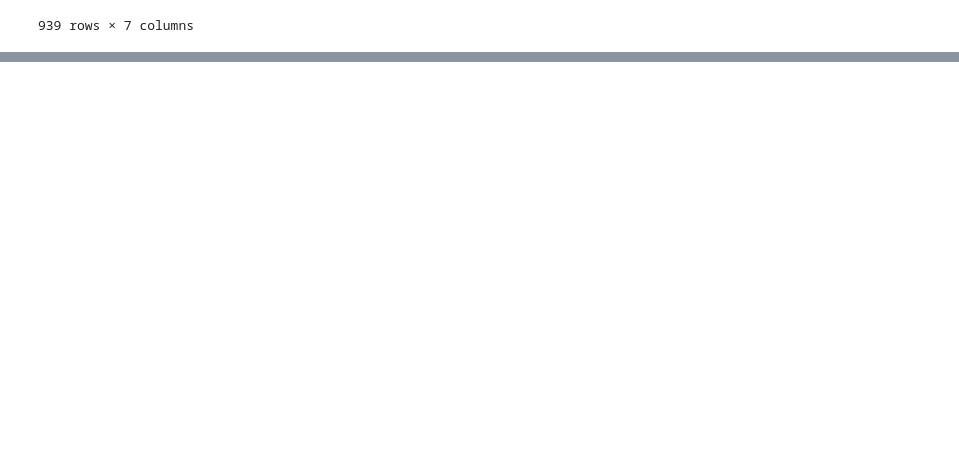
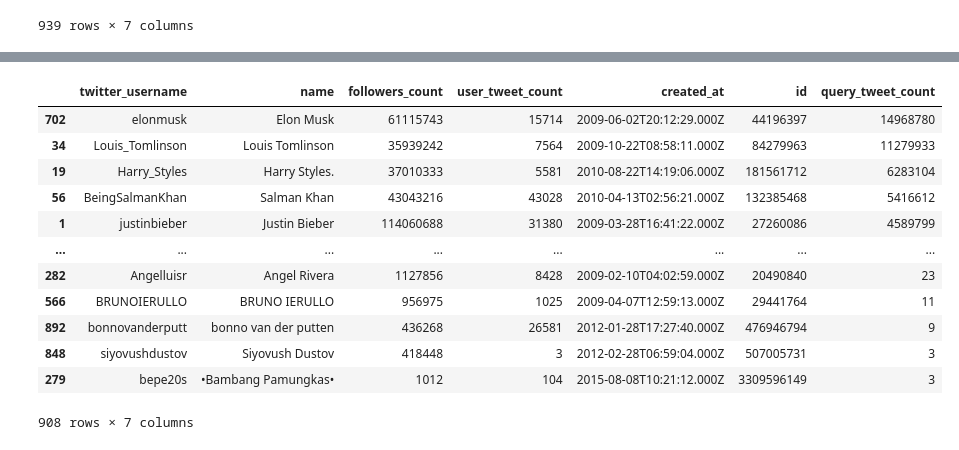
Before and after one commit to anton164/fall-spec, a Jupyter notebook: jupyter_notebooks/celebrity_dataset.ipynb, the cells around one changed output, grey strips where cells are left out. Saved outputs shown, nothing was run; the diff lists cells and outputs as text; code cells hidden in the pictures; blank space fills up the shorter version.

```diff
--- a/jupyter_notebooks/celebrity_dataset.ipynb
+++ b/jupyter_notebooks/celebrity_dataset.ipynb
@@ -211,0 +196,18 @@ df_celeb
+# %%
+# Drop non-celeb account
+df_celeb = df_celeb[df_celeb.followers_count > 1000].drop_duplicates("twitter_username")
+df_celeb.reset_index(drop=True).sort_values("query_tweet_count", ascending=False)
+# %% [output]
+|  | twitter_username | name | followers_count | user_tweet_count | created_at | id | query_tweet_count |
+| 702 | elonmusk | Elon Musk | 61115743 | 15714 | 2009-06-02T20:12:29.000Z | 44196397 | 14968780 |
+| 34 | Louis_Tomlinson | Louis Tomlinson | 35939242 | 7564 | 2009-10-22T08:58:11.000Z | 84279963 | 11279933 |
+| 19 | Harry_Styles | Harry Styles. | 37010333 | 5581 | 2010-08-22T14:19:06.000Z | 181561712 | 6283104 |
+| 56 | BeingSalmanKhan | Salman Khan | 43043216 | 43028 | 2010-04-13T02:56:21.000Z | 132385468 | 5416612 |
+| 1 | justinbieber | Justin Bieber | 114060688 | 31380 | 2009-03-28T16:41:22.000Z | 27260086 | 4589799 |
+| ... | ... | ... | ... | ... | ... | ... | ... |
+| 282 | Angelluisr | Angel Rivera | 1127856 | 8428 | 2009-02-10T04:02:59.000Z | 20490840 | 23 |
+| 566 | BRUNOIERULLO | BRUNO IERULLO | 956975 | 1025 | 2009-04-07T12:59:13.000Z | 29441764 | 11 |
+| 892 | bonnovanderputt | bonno van der putten | 436268 | 26581 | 2012-01-28T17:27:40.000Z | 476946794 | 9 |
+| 848 | siyovushdustov | Siyovush Dustov | 418448 | 3 | 2012-02-28T06:59:04.000Z | 507005731 | 3 |
+| 279 | bepe20s | •Bambang Pamungkas• | 1012 | 104 | 2015-08-08T10:21:12.000Z | 3309596149 | 3 |
+908 rows × 7 columns
```
Also changed, not shown: parts of 14 cells of this notebook, 8 other files.
